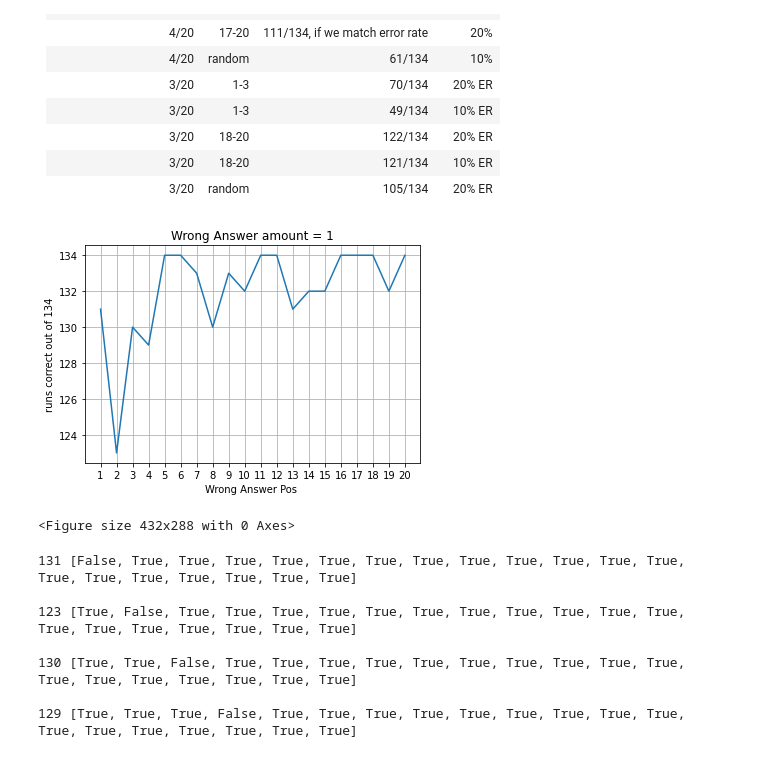
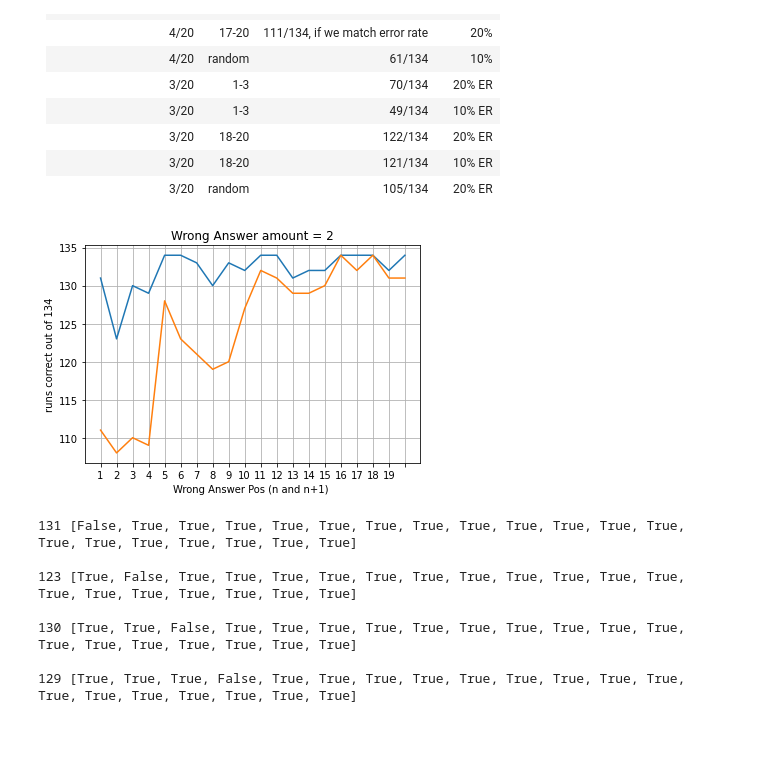
Before and after one commit to toschka123/20QProb---Bachelor-Thesis, a Jupyter notebook: Results.ipynb, the cells around one changed output. Drawn from its saved outputs; the diff is of its cells as text; code cells hidden in the pictures.

```diff
--- a/Results.ipynb
+++ b/Results.ipynb
@@ -24,24 +24,24 @@
 # %%
 
 resultsOneWrong = [131, 123, 130, 129, 134, 134, 133, 130, 133, 132, 134, 134, 131, 132, 132, 134, 134, 134, 132, 134]
+resultsTwoWrong = [111, 108, 110,109,128,123,121,119,120,127,132,131,129,129,130,134,132,134,131,131]
 x = range(0,20)
 import matplotlib.pyplot as plt
 import numpy as np
 
 fig, ax = plt.subplots()
 ax.plot(x, resultsOneWrong)
+ax.plot(x, resultsTwoWrong)
 
-ax.set(xlabel='Wrong Answer Pos ', ylabel='runs correct out of 134',
-       title='Wrong Answer amount = 1')
+ax.set(xlabel='Wrong Answer Pos (n and n+1) ', ylabel='runs correct out of 134',
+       title='Wrong Answer amount = 2')
 ax.grid()
-labels=[1,2,3,4,5,6,7,8,9,10,11,12,13,14,15,16,17,18,19,20]
+labels=[1,2,3,4,5,6,7,8,9,10,11,12,13,14,15,16,17,18,19]
 plt.xticks(x, labels)#, rotation=45)
-fig.savefig("test.png")
+#plt.savefig('nIsTwo.png')
 plt.show()
-plt.savefig('n=1.png')
 # %% [output]
-[figure, old version]
+[figure, new version]
-<Figure size 432x288 with 0 Axes>
 # %%
 #Wrong answers in position x, results in this many wins out of 134
 
```
Also changed, not shown: 1 other file.
